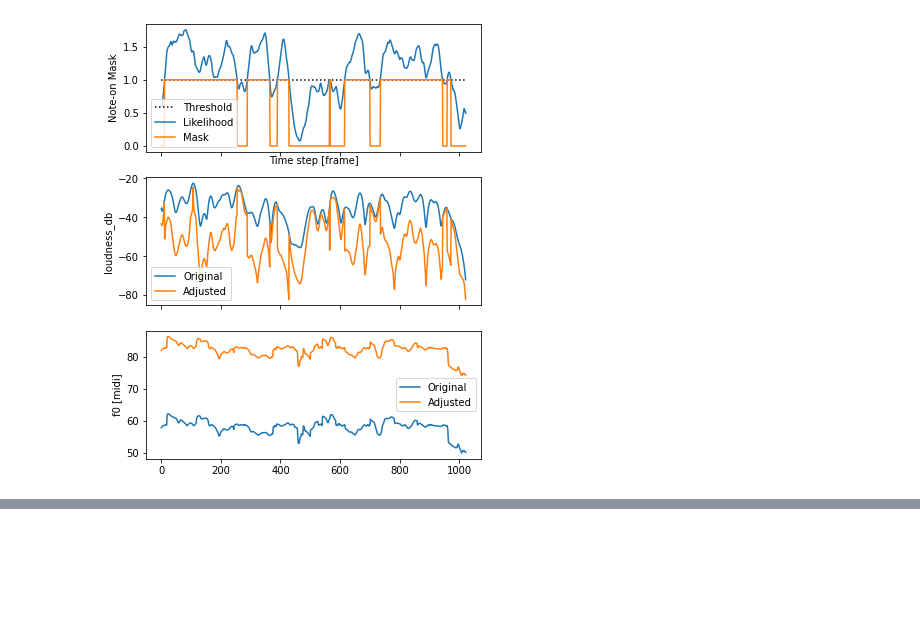
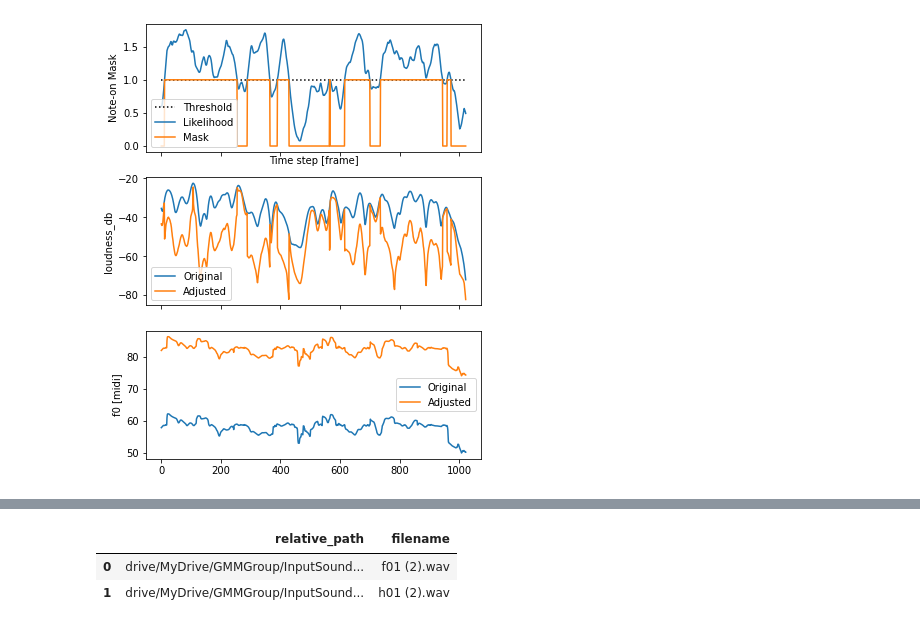
Before and after one commit to ElektrosStulpas/MusicGenerationGMM22, a Jupyter notebook: GMMGroupProject22.ipynb, the cells around one changed output, grey strips where cells are left out. Saved outputs shown, nothing was run; the diff lists cells and outputs as text; code cells hidden in the pictures; blank space fills up the shorter version.

```diff
--- a/GMMGroupProject22.ipynb
+++ b/GMMGroupProject22.ipynb
@@ -381,0 +390,7 @@ Resynthesis
+# %%
+df = get_input_paths()
+df
+# %% [output]
+|  | relative_path | filename |
+| 0 | drive/MyDrive/GMMGroup/InputSound... | f01 (2).wav |
+| 1 | drive/MyDrive/GMMGroup/InputSound... | h01 (2).wav |
```
Also changed, not shown: parts of 6 cells of this notebook.
